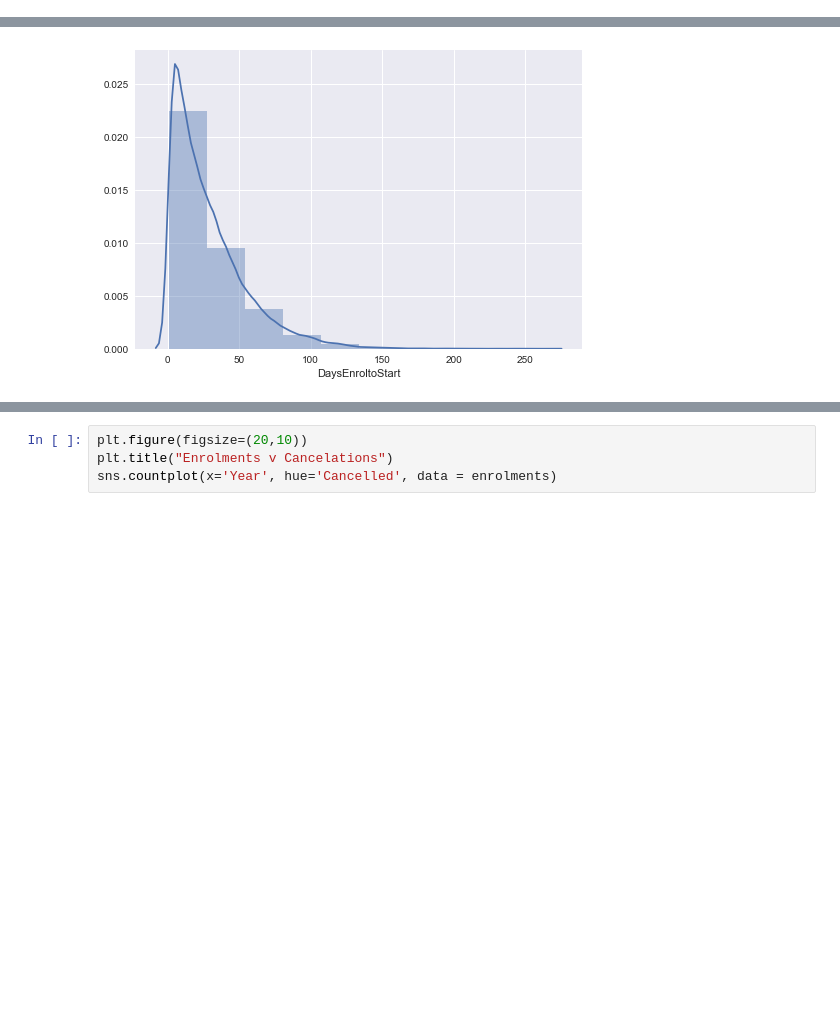
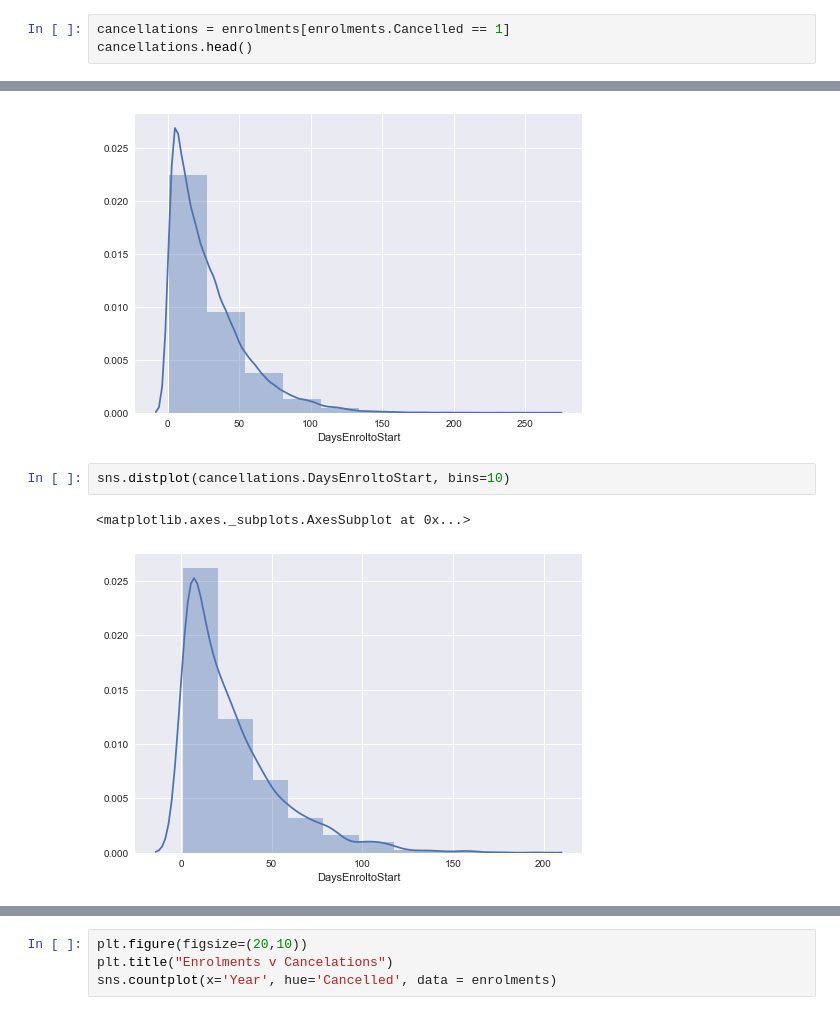
Before and after one commit to mikaelasquirchuk/dat8syd-project, a Jupyter notebook: New-Enrolments.ipynb, the cells around one changed output, grey strips where cells are left out. Cells and saved outputs as stored; diff of their text form; blank space fills up the shorter version.

```diff
--- a/New-Enrolments.ipynb
+++ b/New-Enrolments.ipynb
@@ -320,0 +320,3 @@ memory usage: 4.7+ MB
+# %%
+cancellations = enrolments[enrolments.Cancelled == 1]
+cancellations.head()
@@ -342,6 +352,11 @@ sns.distplot(enrolments.DaysEnroltoStart, bins=10)
 # %% [output]
 <matplotlib.axes._subplots.AxesSubplot at 0x...>
 [figure]
+# %%
+sns.distplot(cancellations.DaysEnroltoStart, bins=10)
+# %% [output]
+<matplotlib.axes._subplots.AxesSubplot at 0x...>
+[figure, added]
 # %%
 plt.figure(figsize = (15,6))
 sns.barplot(x='Metro', y = 'Cancelled', data = enrolments)
```
Also changed, not shown: parts of 39 cells of this notebook.
